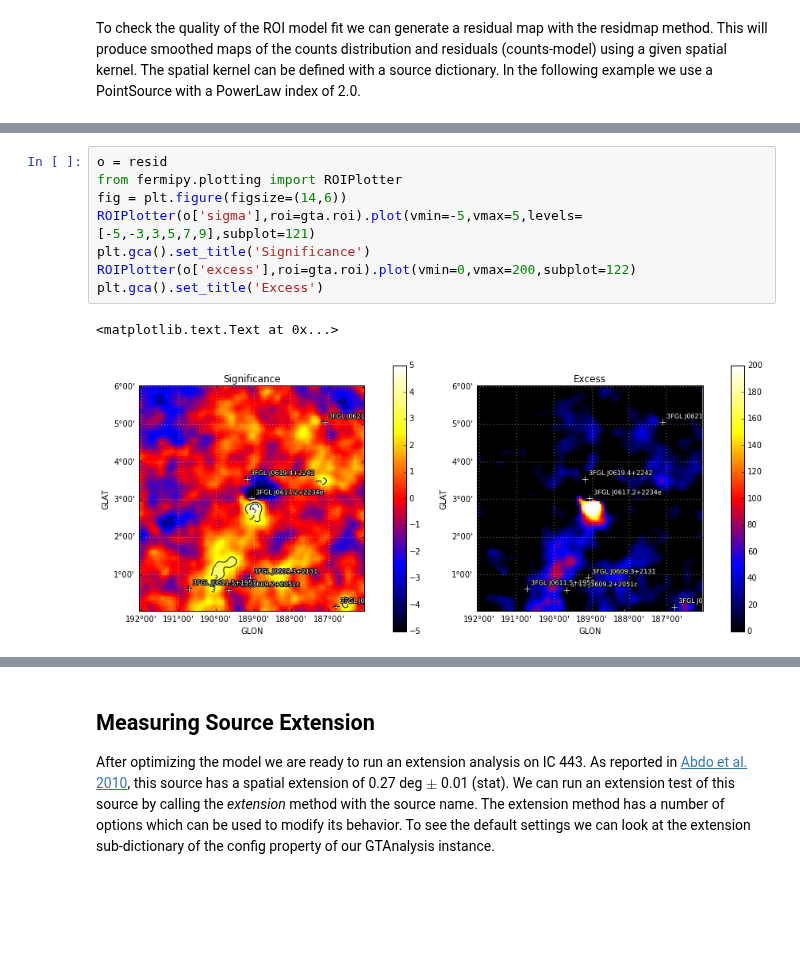
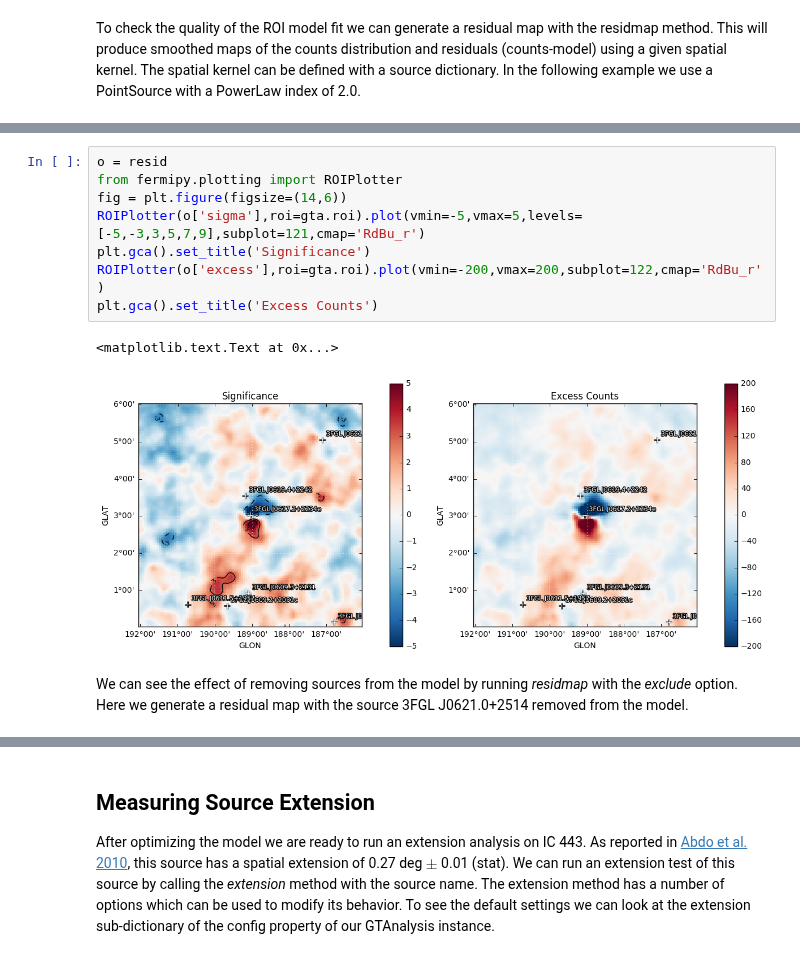
Before and after one commit to fermiPy/fermipy-extra, a Jupyter notebook: notebooks/ic443.ipynb, the cells around one changed output, grey strips where cells are left out. Saved outputs shown, nothing was run; the diff lists cells and outputs as text; blank space fills up the shorter version.

```diff
--- a/notebooks/ic443.ipynb
+++ b/notebooks/ic443.ipynb
@@ -107,14 +125,16 @@ resid = gta.residmap('ic443_roifit',model={'SpatialModel' : 'PointSource', 'Inde
 # %%
 o = resid
 from fermipy.plotting import ROIPlotter
 fig = plt.figure(figsize=(14,6))
-ROIPlotter(o['sigma'],roi=gta.roi).plot(vmin=-5,vmax=5,levels=[-5,-3,3,5,7,9],subplot=121)
+ROIPlotter(o['sigma'],roi=gta.roi).plot(vmin=-5,vmax=5,levels=[-5,-3,3,5,7,9],subplot=121,cmap='RdBu_r')
 plt.gca().set_title('Significance')
-ROIPlotter(o['excess'],roi=gta.roi).plot(vmin=0,vmax=200,subplot=122)
-plt.gca().set_title('Excess')
+ROIPlotter(o['excess'],roi=gta.roi).plot(vmin=-200,vmax=200,subplot=122,cmap='RdBu_r')
+plt.gca().set_title('Excess Counts')
 # %% [output]
 <matplotlib.text.Text at 0x...>
-[figure, old version]
+[figure, new version]
+# %% [markdown]
+We can see the effect of removing sources from the model by running *residmap* with the *exclude* option.  Here we generate a residual map with the source 3FGL J0621.0+2514 removed from the model.
 # %%
 resid_noj0621 = gta.residmap('ic443_roifit_noj0621',
                 model={'SpatialModel' : 'PointSource', 'Index' : 2.0},
```
Also changed, not shown: parts of 15 cells of this notebook, 1 other file.
